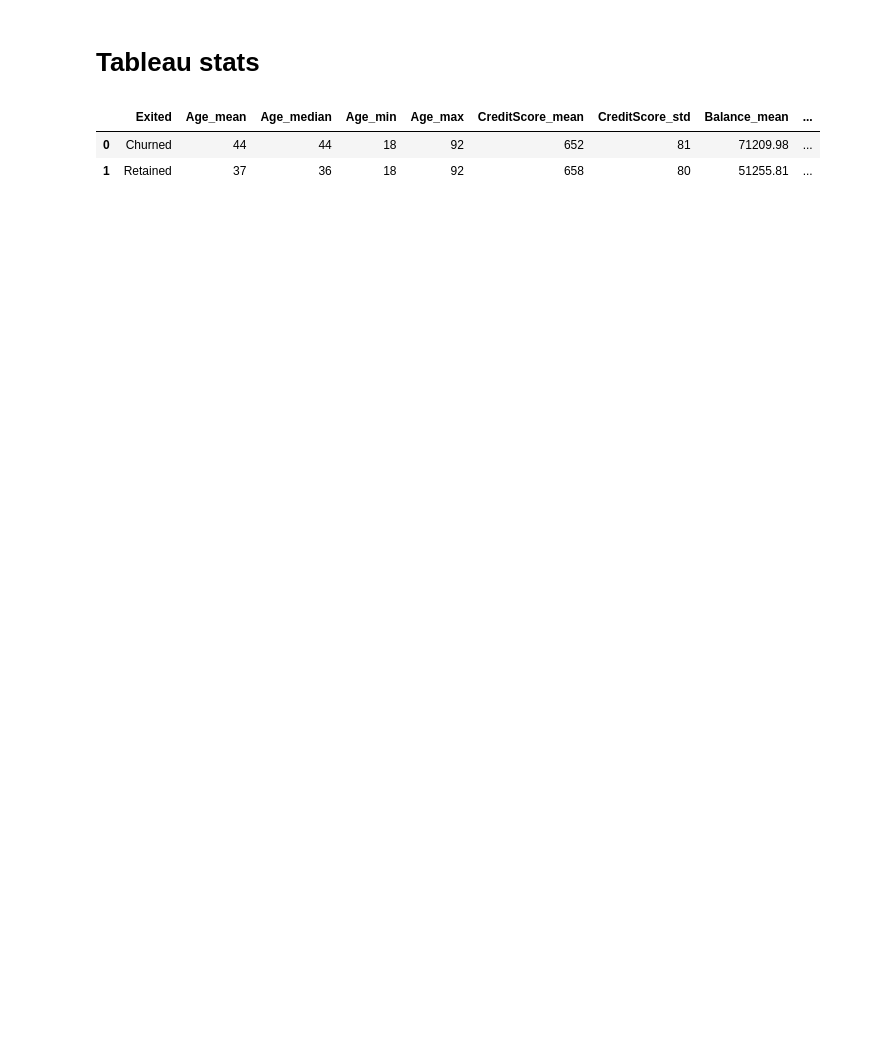
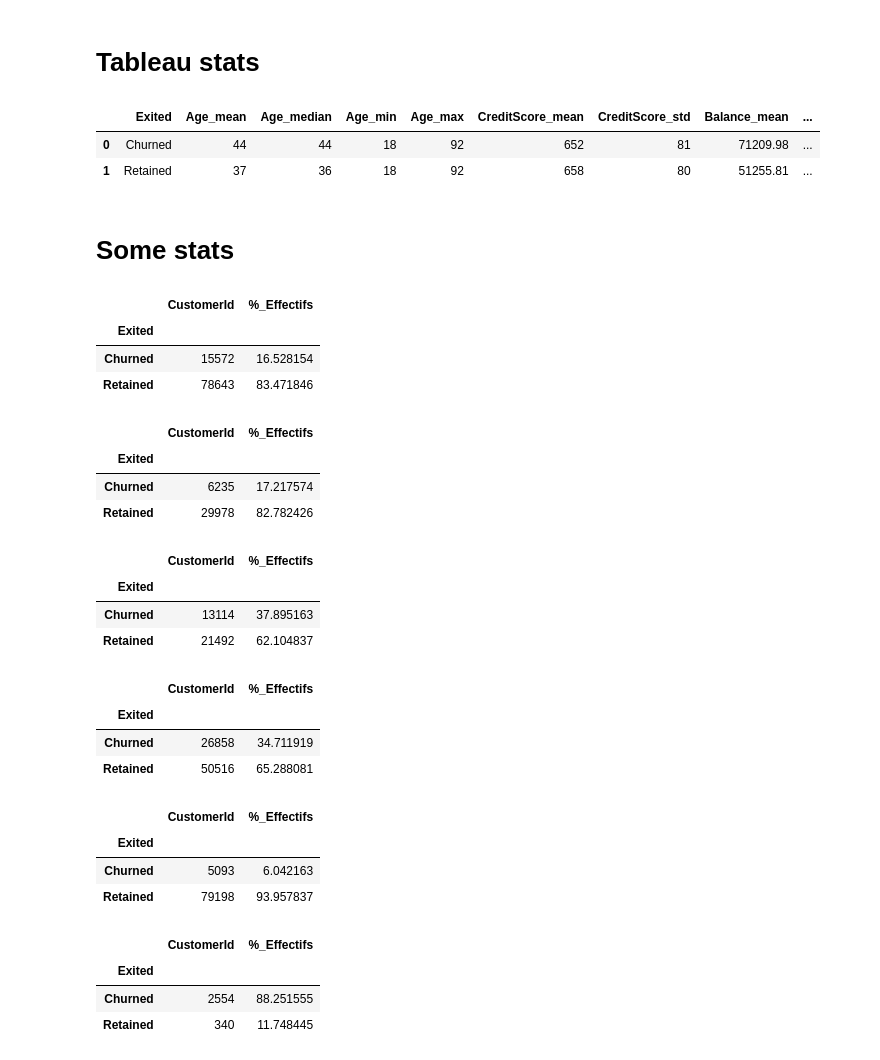
Before and after one commit to FabienHaury/Churn, a Jupyter notebook: Python/Notebook/churn.ipynb, the cells around one changed output. Cells and saved outputs as stored; diff of their text form; code cells hidden in the pictures; blank space fills up the shorter version.

```diff
--- a/Python/Notebook/churn.ipynb
+++ b/Python/Notebook/churn.ipynb
@@ -314,3 +350,77 @@ stats.reset_index()
 |  | Exited | Age_mean | Age_median | Age_min | Age_max | CreditScore_mean | CreditScore_std | Balance_mean | ... |
 | 0 | Churned | 44 | 44 | 18 | 92 | 652 | 81 | 71209.98 | ... |
 | 1 | Retained | 37 | 36 | 18 | 92 | 658 | 80 | 51255.81 | ... |
+# %% [markdown]
+# Some stats
+# %%
+df_france=df.loc[df["Geography"] == "France"]
+
+stats = df_france.groupby("Exited").agg({'CustomerId': 'count'})
+total_customers = stats["CustomerId"].sum()
+stats['%_Effectifs'] = (stats['CustomerId'] / total_customers) * 100
+stats
+# %% [output]
+|  | CustomerId | %_Effectifs |
+| Exited |  |  |
+| Churned | 15572 | 16.528154 |
+| Retained | 78643 | 83.471846 |
+# %%
+df_spain=df.loc[df["Geography"] == "Spain"]
+
+stats = df_spain.groupby("Exited").agg({'CustomerId': 'count'})
+total_customers = stats["CustomerId"].sum()
+stats['%_Effectifs'] = (stats['CustomerId'] / total_customers) * 100
+stats
+# %% [output]
+|  | CustomerId | %_Effectifs |
+| Exited |  |  |
+| Churned | 6235 | 17.217574 |
+| Retained | 29978 | 82.782426 |
+# %%
+df_germany=df.loc[df["Geography"] == "Germany"]
+
+stats = df_germany.groupby("Exited").agg({'CustomerId': 'count'})
+total_customers = stats["CustomerId"].sum()
+stats['%_Effectifs'] = (stats['CustomerId'] / total_customers) * 100
+stats
+# %% [output]
+|  | CustomerId | %_Effectifs |
+| Exited |  |  |
+| Churned | 13114 | 37.895163 |
+| Retained | 21492 | 62.104837 |
+# %%
+df_nbprod_1=df.loc[df["NumOfProducts"] == 1]
+
+stats = df_nbprod_1.groupby("Exited").agg({'CustomerId': 'count'})
+total_customers = stats["CustomerId"].sum()
+stats['%_Effectifs'] = (stats['CustomerId'] / total_customers) * 100
+stats
+# %% [output]
+|  | CustomerId | %_Effectifs |
+| Exited |  |  |
+| Churned | 26858 | 34.711919 |
+| Retained | 50516 | 65.288081 |
+# %%
+df_nbprod_2=df.loc[df["NumOfProducts"] == 2]
+
+stats = df_nbprod_2.groupby("Exited").agg({'CustomerId': 'count'})
+total_customers = stats["CustomerId"].sum()
+stats['%_Effectifs'] = (stats['CustomerId'] / total_customers) * 100
+stats
+# %% [output]
+|  | CustomerId | %_Effectifs |
+| Exited |  |  |
+| Churned | 5093 | 6.042163 |
+| Retained | 79198 | 93.957837 |
+# %%
+df_nbprod_3=df.loc[df["NumOfProducts"] == 3]
+
+stats = df_nbprod_3.groupby("Exited").agg({'CustomerId': 'count'})
+total_customers = stats["CustomerId"].sum()
+stats['%_Effectifs'] = (stats['CustomerId'] / total_customers) * 100
+stats
+# %% [output]
+|  | CustomerId | %_Effectifs |
+| Exited |  |  |
+| Churned | 2554 | 88.251555 |
+| Retained | 340 | 11.748445 |
```
Also changed, not shown: parts of 5 cells of this notebook, 1 other file.
